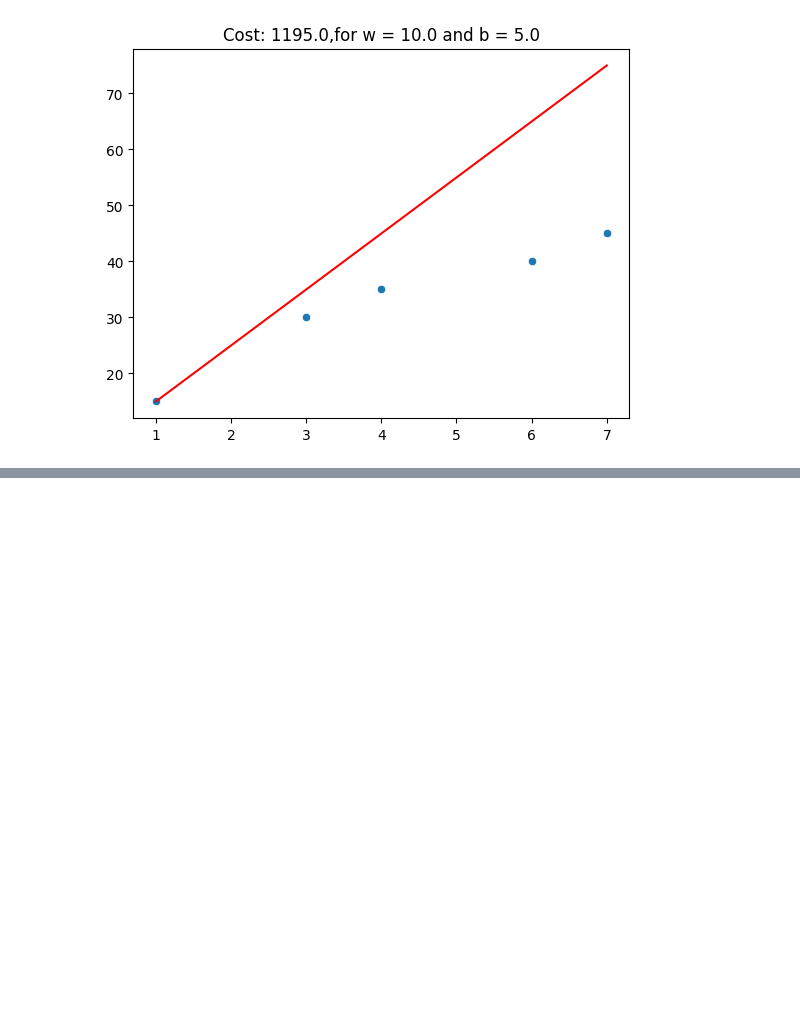
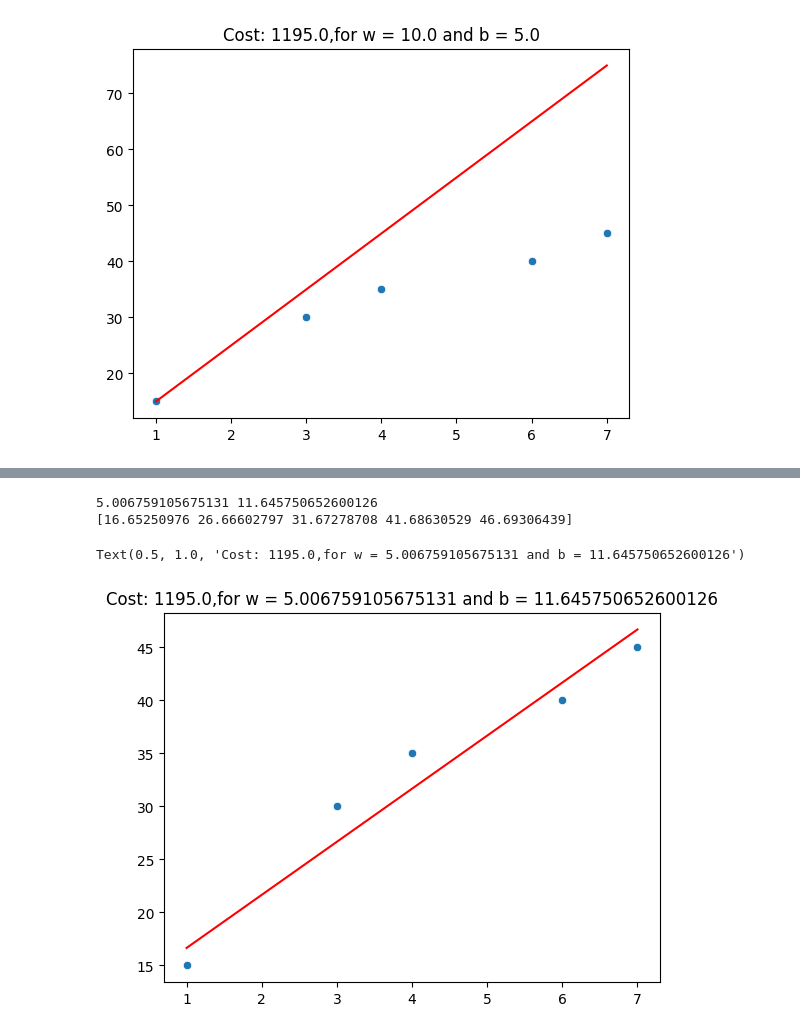
Before and after one commit to roybipro/AI-ML-learning-Phitron, a Jupyter notebook: machine-learning/week-03-Intro-to-ML-Linear-and-Logisric-Regression/simple-linear-regration.ipynb, the cells around one changed output, grey strips where cells are left out. Cells and saved outputs as stored; diff of their text form; code cells hidden in the pictures; blank space fills up the shorter version.

```diff
--- a/machine-learning/week-03-Intro-to-ML-Linear-and-Logisric-Regression/simple-linear-regration.ipynb
+++ b/machine-learning/week-03-Intro-to-ML-Linear-and-Logisric-Regression/simple-linear-regration.ipynb
@@ -91,0 +131,25 @@ Text(0.5, 1.0, 'Cost: 1195.0,for w = 10.0 and b = 5.0')
+# %%
+def gradient_descent(x, y, w_in, b_in, max_iteration, alpha=0.01):
+    w = w_in
+    b = b_in
+
+    cost_memo = []
+    iteration = []
+
+    for i in range(max_iteration):
+        dj_dw, dj_db = calculate_gradient(x, y, w, b)
+
+        w = w - alpha * dj_dw
+        b = b - alpha * dj_db
+
+        cost = compute_cost(x, y, w, b)
+        cost_memo.append(cost)
+        iteration.append(i)
+
+        if i%100 == 0:
+            print(f"Iteration {i}: Cost {cost_memo[-1]}, w: {w}, b: {b}")
+
+
+    return w, b ,cost_memo, iteration
+# %%
+w,b,memo,iteration = gradient_descent(x, y, w_in= 0, b_in= 0, max_iteration= 1000, alpha= 0.01)
@@ -91,0 +167,15 @@ Text(0.5, 1.0, 'Cost: 1195.0,for w = 10.0 and b = 5.0')
+# %%
+print(w,b)
+
+predictions = make_prediction(x, y, w= w, b= b)
+print(predictions)
+
+sns.scatterplot(x=x, y=y)
+plt.plot(x,predictions, color='red')
+
+plt.title(f"Cost: {compute_cost(x, y, w= 0, b= 0)},for w = {w} and b = {b}")
+# %% [output]
+5.006759105675131 11.645750652600126
+[16.65250976 26.66602797 31.67278708 41.68630529 46.69306439]
+Text(0.5, 1.0, 'Cost: 1195.0,for w = 5.006759105675131 and b = 11.645750652600126')
+[figure, added]
```
Also changed, not shown: parts of 5 cells of this notebook.
